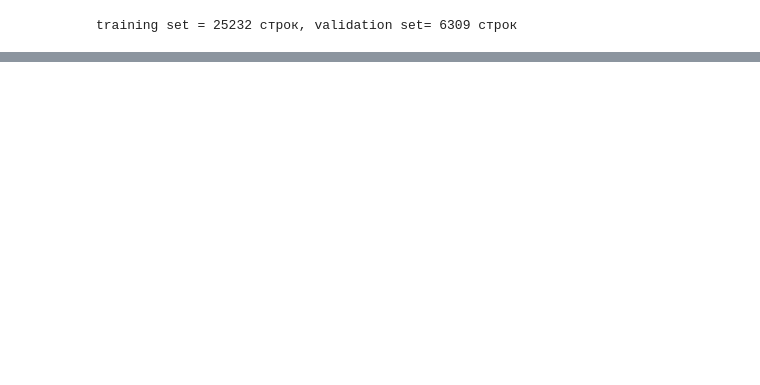
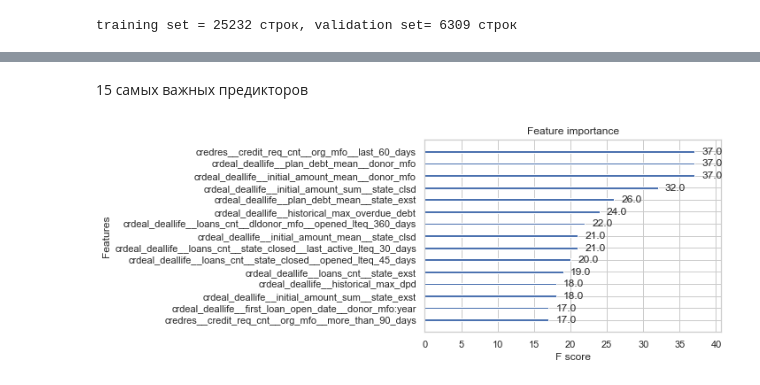
Before and after one commit to yachtsman/SOS-test, a Jupyter notebook: Task_2_ML.ipynb, the cells around one changed output, grey strips where cells are left out. Saved outputs shown, nothing was run; the diff lists cells and outputs as text; code cells hidden in the pictures; blank space fills up the shorter version.

```diff
--- a/Task_2_ML.ipynb
+++ b/Task_2_ML.ipynb
@@ -340,0 +417,23 @@ TypeError: Cannot cast DatetimeArray to dtype float64
+# %%
+dtrain = xgb.DMatrix(X_train, Y_train, feature_names = feature_names)
+dval = xgb.DMatrix(X_val, Y_val, feature_names = feature_names)
+# %%
+params = {
+    "objective": "binary:logistic",
+    "max_depth": 3,
+    "learning_rate": 0.10,
+    "eta": 0.1,
+    "eval_metric": ["logloss", "auc"],
+
+}
+
+num_rounds = 150
+# %%
+watchlist = [(dval, "validation"), (dtrain, "train")]
+# %%
+xgb_model = xgb.train(params,
+                      dtrain,
+                      num_rounds,
+                      watchlist,
+#                       early_stopping_rounds=2,
+                      )
@@ -340,0 +509,7 @@ TypeError: Cannot cast DatetimeArray to dtype float64
+# %% [markdown]
+15 самых важных предикторов
+# %%
+plot_importance(xgb_model, max_num_features=15)
+plt.show()
+# %% [output]
+[figure, added]
```
Also changed, not shown: parts of 53 cells of this notebook.
